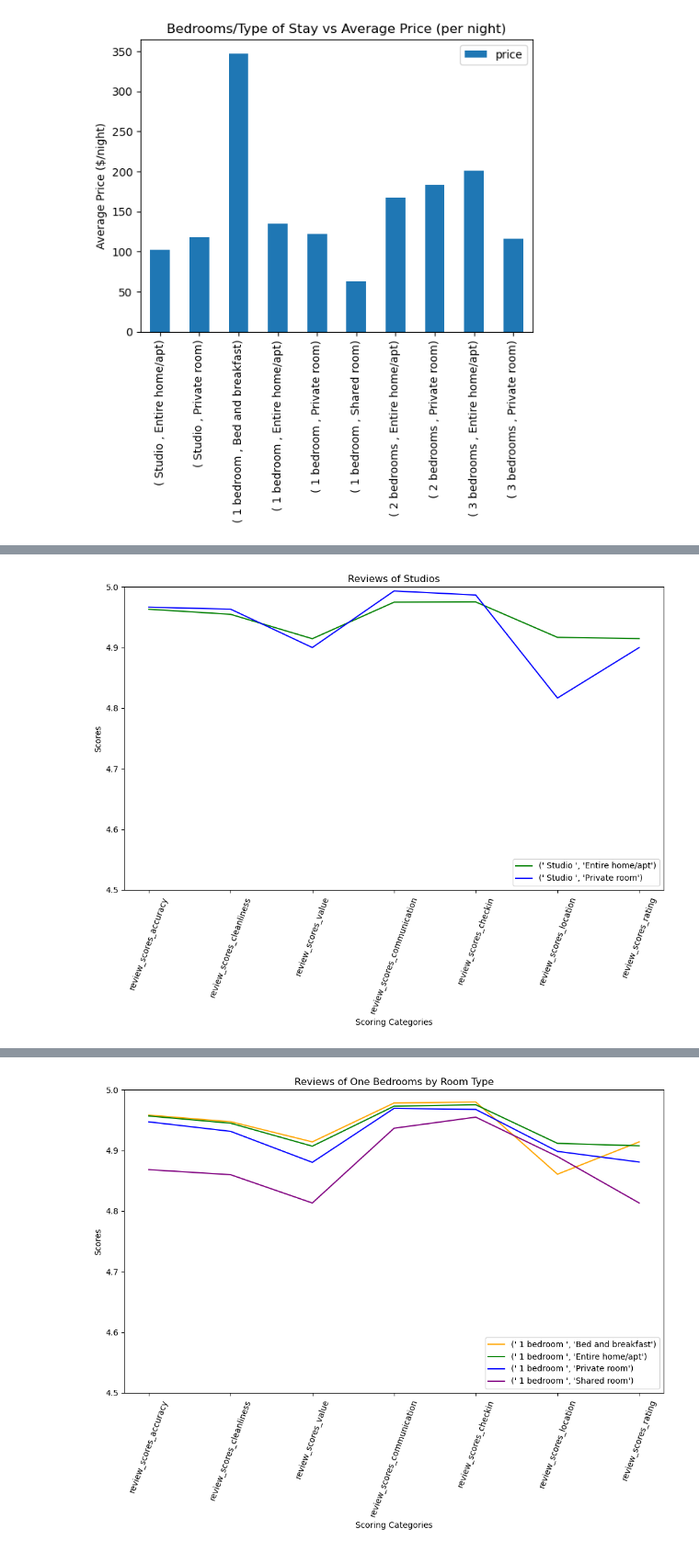
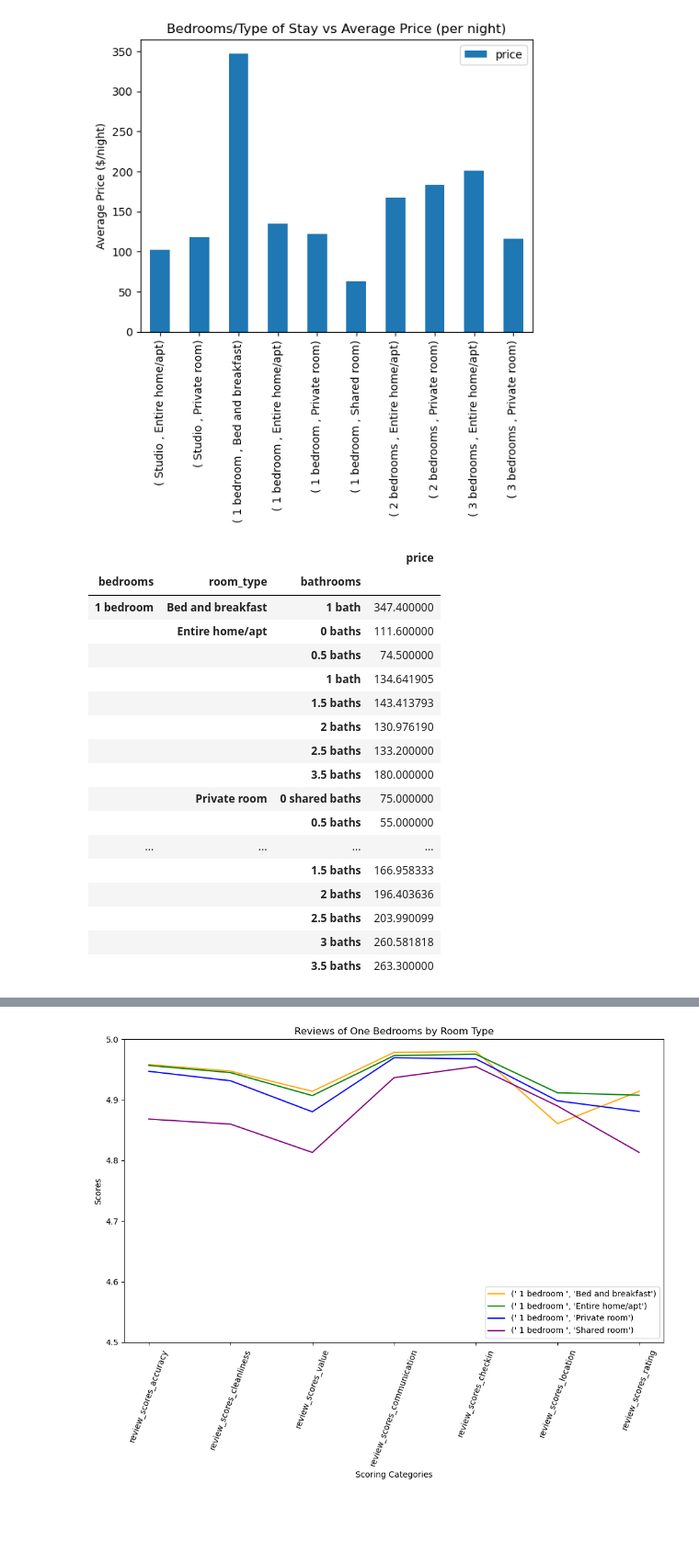
Before and after one commit to twmandel/Data-Project-1, a Jupyter notebook: Ashville_Analysis.ipynb, the cells around one changed output, grey strips where cells are left out. Shown at 92% size. Drawn from its saved outputs; the diff is of its cells as text; code cells hidden in the pictures; blank space fills up the shorter version.

```diff
--- a/Ashville_Analysis.ipynb
+++ b/Ashville_Analysis.ipynb
@@ -308,6 +311,29 @@ plt.xticks(rotation = 90)
 plt.show()
 # %% [output]
 [figure]
+# %%
+types_bedrooms_baths_price = air_bnb_asheville.groupby(['bedrooms','room_type', 'bathrooms'])['price'].mean()
+types_bedrooms_baths_price_df = pd.DataFrame(data=types_bedrooms_baths_price)
+types_bedrooms_baths_price_df.iloc[0:39,:]
+# %% [output]
+|  |  |  | price |
+| bedrooms | room_type | bathrooms |  |
+| 1 bedroom | Bed and breakfast | 1 bath | 347.400000 |
+|  | Entire home/apt | 0 baths | 111.600000 |
+|  |  | 0.5 baths | 74.500000 |
+|  |  | 1 bath | 134.641905 |
+|  |  | 1.5 baths | 143.413793 |
+|  |  | 2 baths | 130.976190 |
+|  |  | 2.5 baths | 133.200000 |
+|  |  | 3.5 baths | 180.000000 |
+|  | Private room | 0 shared baths | 75.000000 |
+|  |  | 0.5 baths | 55.000000 |
+| ... | ... | ... | ... |
+|  |  | 1.5 baths | 166.958333 |
+|  |  | 2 baths | 196.403636 |
+|  |  | 2.5 baths | 203.990099 |
+|  |  | 3 baths | 260.581818 |
+|  |  | 3.5 baths | 263.300000 |
 # %%
 # Create DataFrame with Reviews greater than 35
 
@@ -400,25 +426,3 @@ review_merge
 |  | Private room | 4.885000 | 4.880000 | 4.715000 | 4.830000 | ... |
 | Studio | Entire home/apt | 4.963210 | 4.954815 | 4.914568 | 4.974815 | ... |
 |  | Private room | 4.966667 | 4.963333 | 4.900000 | 4.993333 | ... |
-# %%
-# Plot Different Roomtypes for Studios and their related Scores
-
-studio_scores_transposed = review_filtered_studio.T
-colors = ['g', 'b']
-
-fig, ax = plt.subplots(figsize=(10, 8))
-
-for i, col in enumerate(studio_scores_transposed.columns):
-    ax.plot(studio_scores_transposed[col], label=col, color=colors[i])
-
-ax.set_xticklabels(studio_scores_transposed.index, rotation=70)
-ax.set_ylim(4.5, 5.0)
-ax.legend(loc='lower right')
-
-plt.xlabel("Scoring Categories")
-plt.ylabel("Scores")
-plt.title("Reviews of Studios")
-plt.tight_layout()
-plt.show()
-# %% [output]
-[figure, removed]
```
Also changed, not shown: parts of 36 cells of this notebook, 3 other files.
